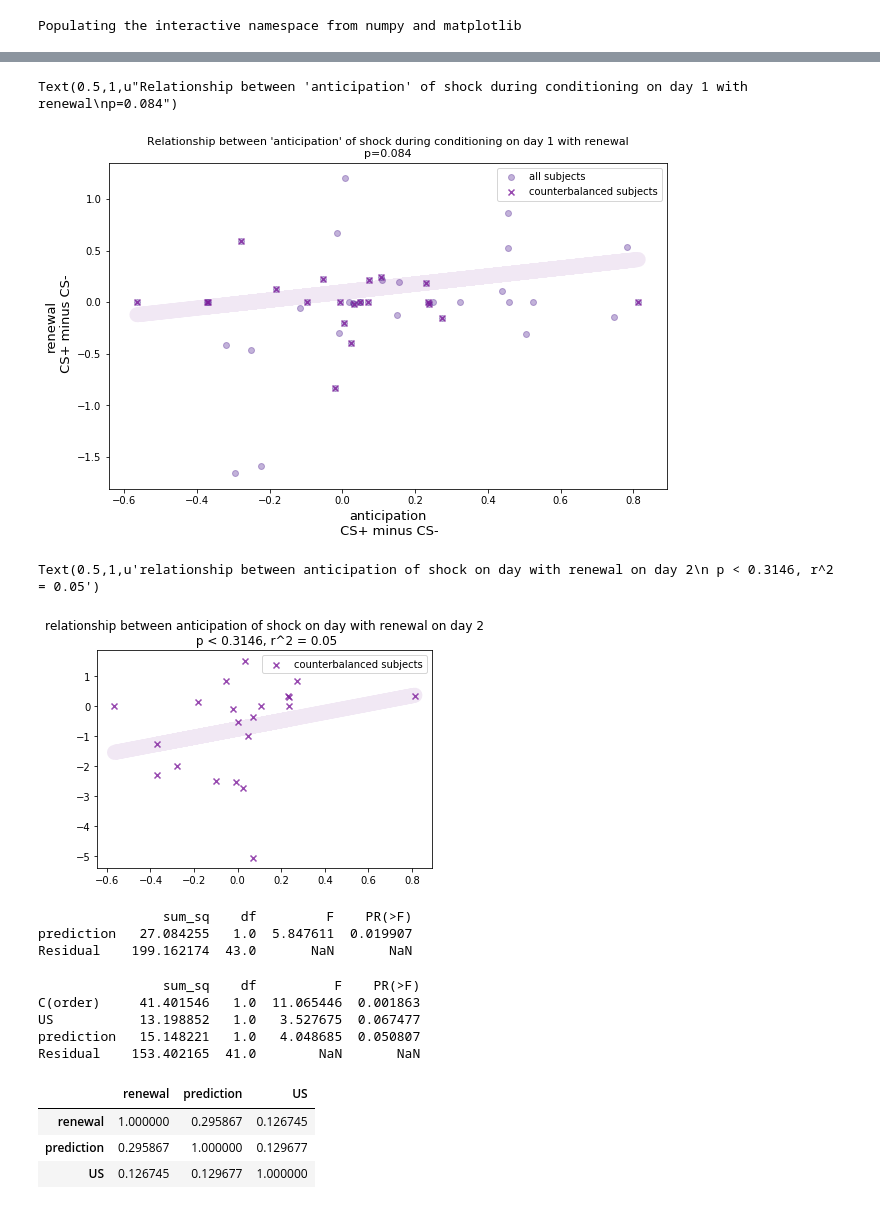
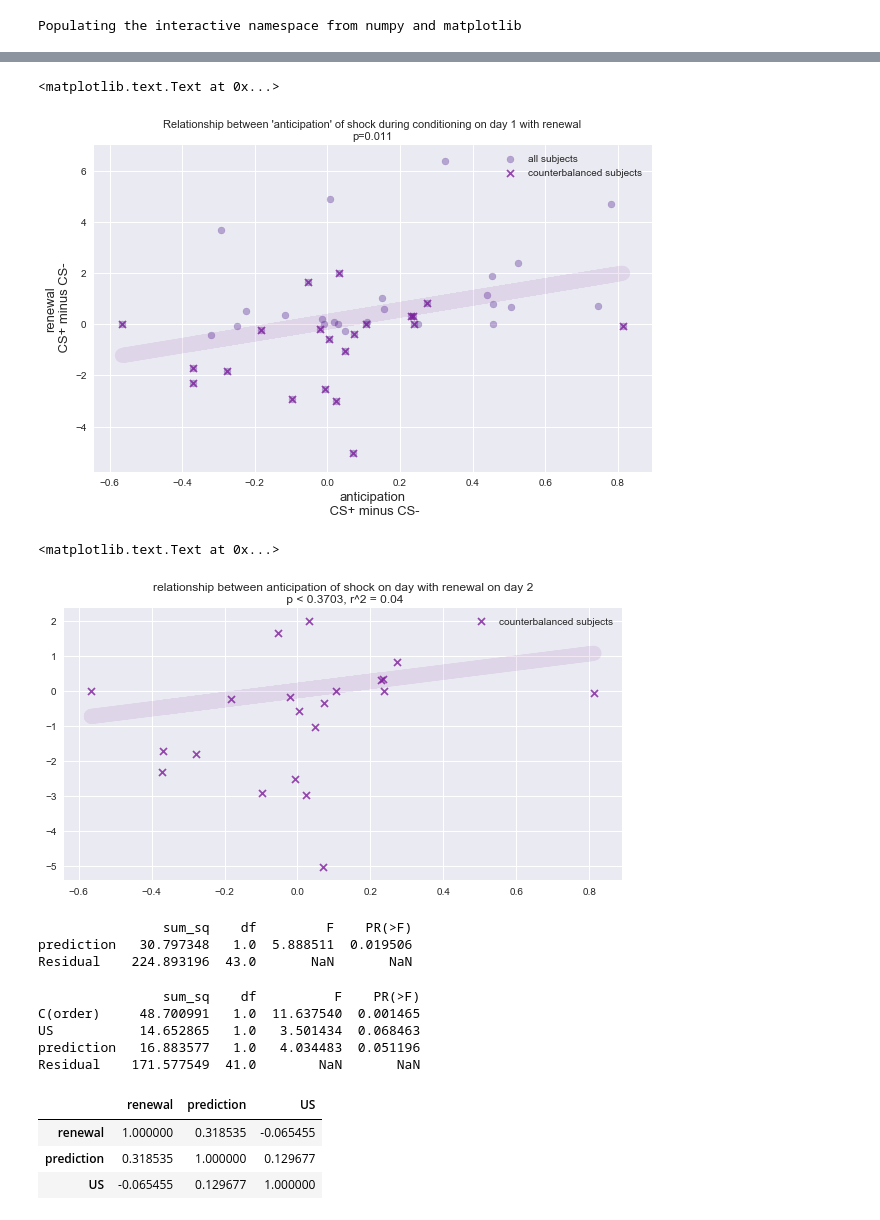
Before and after one commit to tzler/social_structure_learning, a Jupyter notebook: analysis/visualizing_results_fyp.ipynb, the cells around one changed output, grey strips where cells are left out. Drawn from its saved outputs; the diff is of its cells as text; code cells hidden in the pictures.

Commit message:
cleaning up visualization

```diff
--- a/analysis/visualizing_results_fyp.ipynb
+++ b/analysis/visualizing_results_fyp.ipynb
@@ -117,5 +113,10 @@ with a threshhold of p <  0.05 total subjects: 5 counterbalanced subjects: 2
 # %%
 figure(figsize=(10,6))
+
+iStim = 0
+day2.nSeconds = 4.5
+plus, minus = day2.amplitudeDifference('trans',iStim,'onset');
+
 
 var1 = mean(CSP - CSM,1)#[conditionedSubjects]
 var2 =  plus - minus #plus[conditionedSubjects]-minus[conditionedSubjects]
@@ -130,24 +131,25 @@ xlabel('anticipation\n CS+ minus CS-',fontsize=13)
 ylabel('renewal\n CS+ minus CS-',fontsize=13)
 title('Relationship between \'anticipation\' of shock during conditioning on day 1 with renewal\np=%.3f'%(tmp.pvalues),fontsize=11)
 # %% [output]
-Text(0.5,1,u"Relationship between 'anticipation' of shock during conditioning on day 1 with renewal\np=0.084")
+<matplotlib.text.Text at 0x...>
-[figure, old version]
+[figure, new version]
 # %%
-figure(figsize=(6,4))
+figure(figsize=(10,5))
 
 var1 = mean(CSP - CSM, 1)
 var2 =  plus -  minus
 
-tmpCB = smf.OLS(var2[cb],var1[cb]).fit()
+tmpCB = smf.OLS(var2[cb], var1[cb]).fit()
 
 scatter(var1[cb], var2[cb], color='xkcd:purple', alpha=.8, marker='x', label='counterbalanced subjects')
 
-plot(var1[cb], tmpCB.predict(var1[cb]) + mean(var2[cb]), color='xkcd:purple',linewidth=15,alpha=.1)
+plot(var1[cb], tmpCB.predict(var1[cb]) + mean(var1[cb]), color='xkcd:purple',linewidth=15,alpha=.1)
 legend()
-title('relationship between anticipation of shock on day with renewal on day 2\n p < %.4f, r^2 = %.2f'%(tmpCB.pvalues,tmpCB.rsquared))
+title('relationship between anticipation of shock on day with renewal on day 2\n p < %.4f, r^2 = %.2f'
+      %(tmpCB.pvalues, tmpCB.rsquared))
 # %% [output]
-Text(0.5,1,u'relationship between anticipation of shock on day with renewal on day 2\n p < 0.3146, r^2 = 0.05')
+<matplotlib.text.Text at 0x...>
-[figure, old version]
+[figure, new version]
 # %%
 # CREATE A DATA FRAME FOR PHYSIO
 
@@ -182,8 +184,8 @@ aov_table = anova_lm(model, typ=2)
 print(aov_table)
 # %% [output]
                 sum_sq    df         F    PR(>F)
-prediction   27.084255   1.0  5.847611  0.019907
-Residual    199.162174  43.0       NaN       NaN
+prediction   30.797348   1.0  5.888511  0.019506
+Residual    224.893196  43.0       NaN       NaN
 # %%
 formula = 'renewal ~ US + prediction + C(order)'
 model = ols(formula, SCR).fit()
@@ -191,10 +193,10 @@ aov_table = anova_lm(model, typ=2)
 print(aov_table)
 # %% [output]
                 sum_sq    df          F    PR(>F)
-C(order)     41.401546   1.0  11.065446  0.001863
-US           13.198852   1.0   3.527675  0.067477
-prediction   15.148221   1.0   4.048685  0.050807
-Residual    153.402165  41.0        NaN       NaN
+C(order)     48.700991   1.0  11.637540  0.001465
+US           14.652865   1.0   3.501434  0.068463
+prediction   16.883577   1.0   4.034483  0.051196
+Residual    171.577549  41.0        NaN       NaN
 # %%
 physio = pandas.DataFrame()
 #physio['firstMinusLast'] = ( plusRen - minusRen ) - (plusEnd - minusEnd)
@@ -210,6 +212,6 @@ renewalPredictionCorr = physio['renewal'].corr(physio['prediction'])
 physio.corr()
 # %% [output]
 |  | renewal | prediction | US |
-| renewal | 1.000000 | 0.295867 | 0.126745 |
-| prediction | 0.295867 | 1.000000 | 0.129677 |
-| US | 0.126745 | 0.129677 | 1.000000 |
+| renewal | 1.000000 | 0.318535 | -0.065455 |
+| prediction | 0.318535 | 1.000000 | 0.129677 |
+| US | -0.065455 | 0.129677 | 1.000000 |
```
Also changed, not shown: parts of 19 cells of this notebook, 2 other files.
